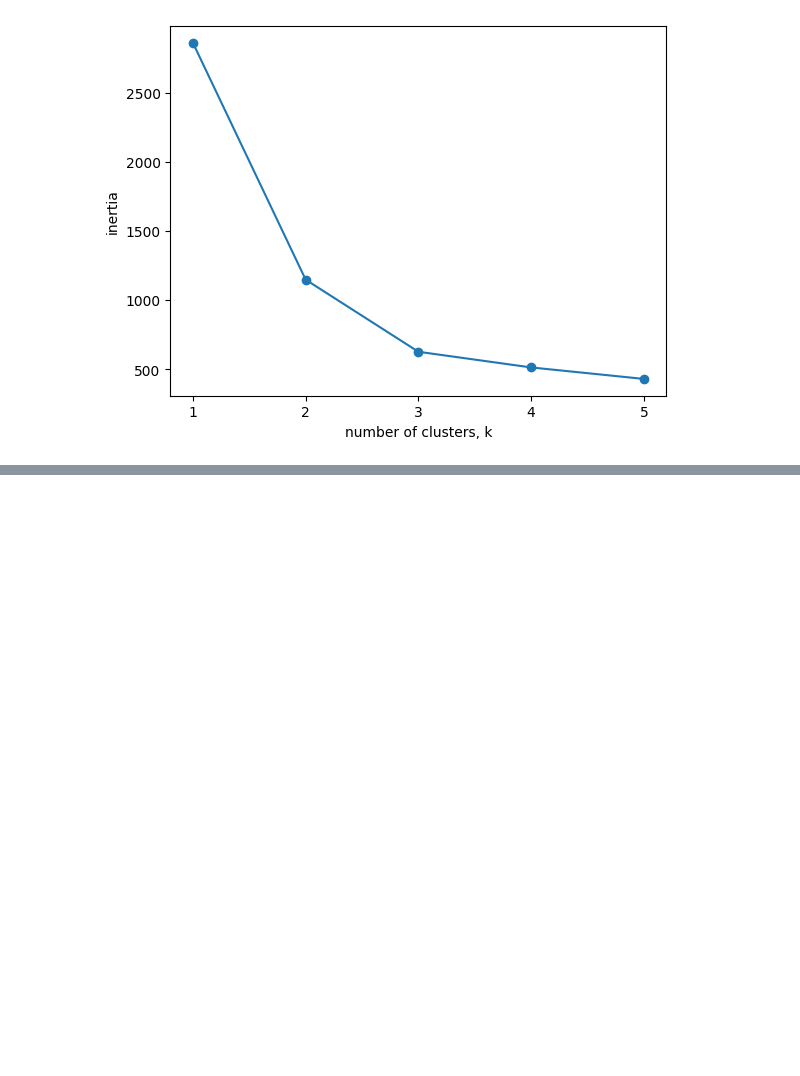
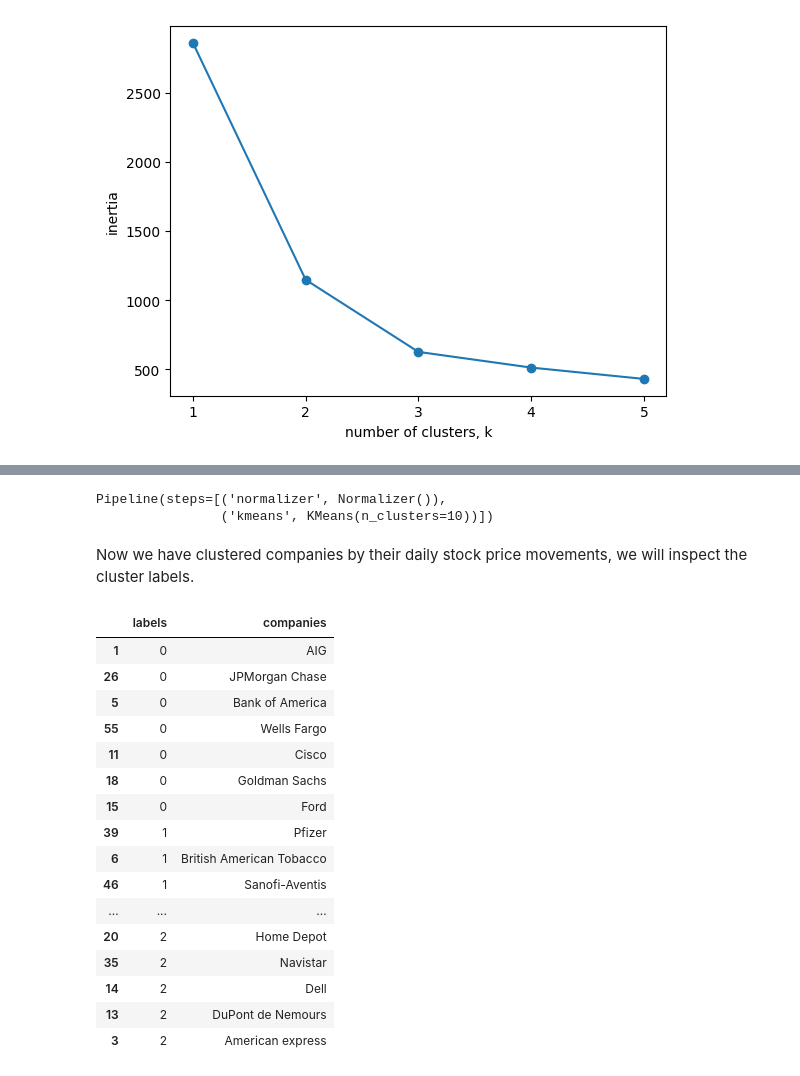
Before and after one commit to harrybaines/DataCamp-ML-Scientist-Track, a Jupyter notebook: 2. Unsupervised Learning in Python/1. Clustering for dataset exploration/chapter1.ipynb, the cells around one changed output, grey strips where cells are left out. Cells and saved outputs as stored; diff of their text form; code cells hidden in the pictures; blank space fills up the shorter version.

```diff
--- a/2. Unsupervised Learning in Python/1. Clustering for dataset exploration/chapter1.ipynb
+++ b/2. Unsupervised Learning in Python/1. Clustering for dataset exploration/chapter1.ipynb
@@ -116,0 +281,35 @@ From the inertia plot the inertia decreases very slowly from 3 clusters to 4, so
+# %%
+kmeans = KMeans(n_clusters=10)
+# %%
+pipeline = make_pipeline(normalizer, kmeans)
+pipeline.fit(movements)
+# %% [output]
+Pipeline(steps=[('normalizer', Normalizer()),
+                ('kmeans', KMeans(n_clusters=10))])
+# %% [markdown]
+Now we have clustered companies by their daily stock price movements, we will inspect the cluster labels.
+# %%
+# Predict the cluster labels
+labels = pipeline.predict(movements)
+# %%
+df = pd.DataFrame({'labels': labels, 'companies': companies})
+# %%
+df.sort_values('labels').head(20)
+# %% [output]
+|  | labels | companies |
+| 1 | 0 | AIG |
+| 26 | 0 | JPMorgan Chase |
+| 5 | 0 | Bank of America |
+| 55 | 0 | Wells Fargo |
+| 11 | 0 | Cisco |
+| 18 | 0 | Goldman Sachs |
+| 15 | 0 | Ford |
+| 39 | 1 | Pfizer |
+| 6 | 1 | British American Tobacco |
+| 46 | 1 | Sanofi-Aventis |
+| ... | ... | ... |
+| 20 | 2 | Home Depot |
+| 35 | 2 | Navistar |
+| 14 | 2 | Dell |
+| 13 | 2 | DuPont de Nemours |
+| 3 | 2 | American express |
```
Also changed, not shown: parts of 43 cells of this notebook, 4 other files.
